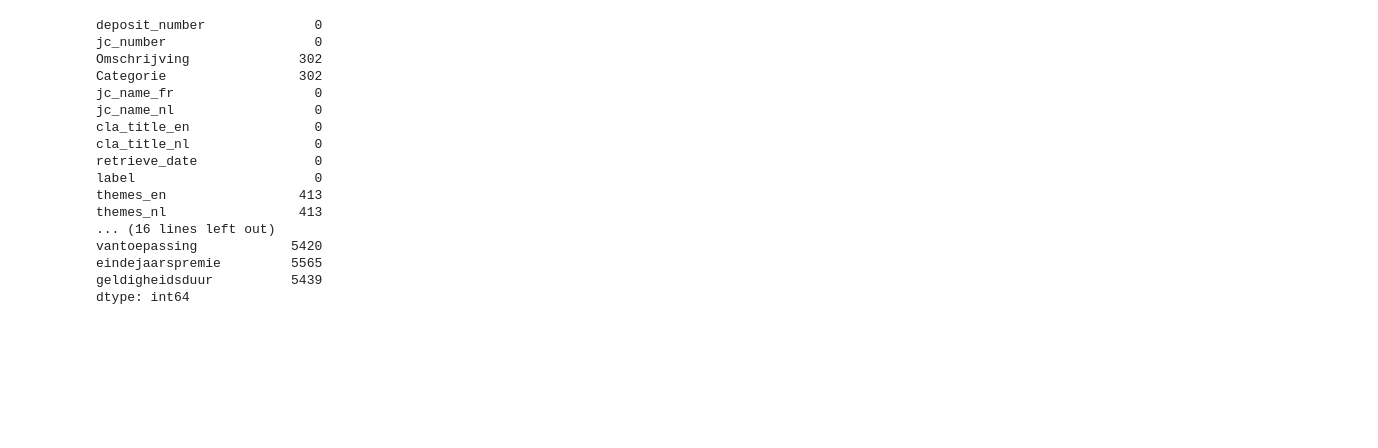
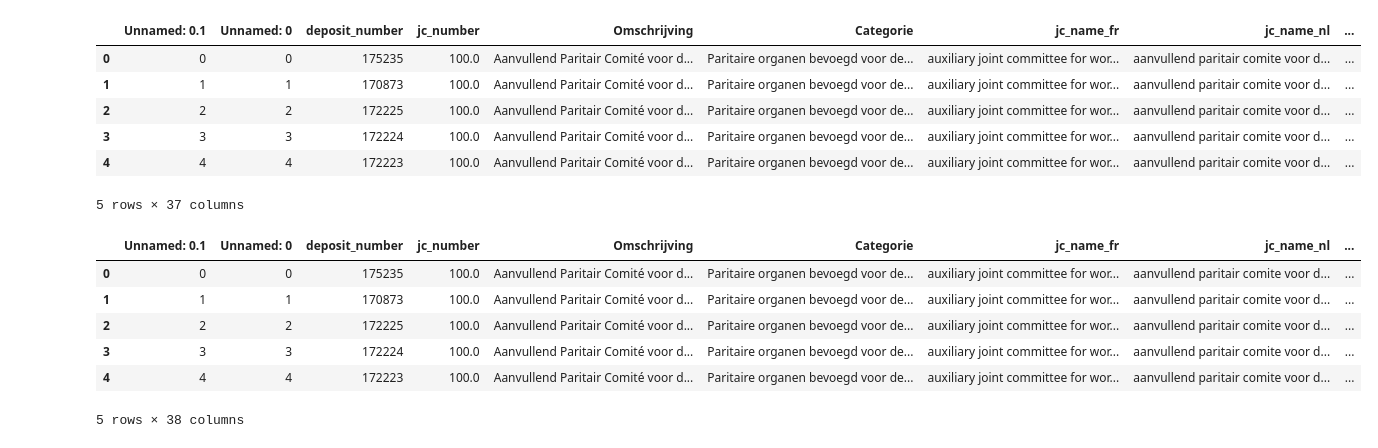
Before and after one commit to NicyJacob/KPMG-CLA-processing, a Jupyter notebook: Info Extraction/getting_text.ipynb, the cells around one changed output. Cells and saved outputs as stored; diff of their text form; code cells hidden in the pictures; blank space fills up the shorter version.

```diff
--- a/Info Extraction/getting_text.ipynb
+++ b/Info Extraction/getting_text.ipynb
@@ -141,20 +125,44 @@ data.head()
-# %%
-data.isnull().sum()
-# %% [output]
-deposit_number              0
-jc_number                   0
-Omschrijving              302
-Categorie                 302
-jc_name_fr                  0
-jc_name_nl                  0
-cla_title_en                0
-cla_title_nl                0
-retrieve_date               0
-label                       0
-themes_en                 413
-themes_nl                 413
-... (16 lines left out)
-vantoepassing            5420
-eindejaarspremie         5565
-geldigheidsduur          5439
-dtype: int64
+# %%
+werkgever = []
+for i in range(len(pdf_list)):
+    pdf_filename = pdf_list[i]
+    #print(pdf_filename)
+    pdf = root_data_path + folder + pdf_filename
+
+    search_keywords=['werkgever']
+    for search_keyword in search_keywords:
+        extracted_sentences = pdf2info(pdf, search_keyword)
+        werkgever.append(extracted_sentences)
+
+data['Werkgever'] = werkgever
+data.head()
+# %% [output]
+|  | Unnamed: 0.1 | Unnamed: 0 | deposit_number | jc_number | Omschrijving | Categorie | jc_name_fr | jc_name_nl | ... |
+| 0 | 0 | 0 | 175235 | 100.0 | Aanvullend Paritair Comité voor d... | Paritaire organen bevoegd voor de... | auxiliary joint committee for wor... | aanvullend paritair comite voor d... | ... |
+| 1 | 1 | 1 | 170873 | 100.0 | Aanvullend Paritair Comité voor d... | Paritaire organen bevoegd voor de... | auxiliary joint committee for wor... | aanvullend paritair comite voor d... | ... |
+| 2 | 2 | 2 | 172225 | 100.0 | Aanvullend Paritair Comité voor d... | Paritaire organen bevoegd voor de... | auxiliary joint committee for wor... | aanvullend paritair comite voor d... | ... |
+| 3 | 3 | 3 | 172224 | 100.0 | Aanvullend Paritair Comité voor d... | Paritaire organen bevoegd voor de... | auxiliary joint committee for wor... | aanvullend paritair comite voor d... | ... |
+| 4 | 4 | 4 | 172223 | 100.0 | Aanvullend Paritair Comité voor d... | Paritaire organen bevoegd voor de... | auxiliary joint committee for wor... | aanvullend paritair comite voor d... | ... |
+5 rows × 37 columns
+# %%
+werkloosheid = []
+for i in range(len(pdf_list)):
+    pdf_filename = pdf_list[i]
+    #print(pdf_filename)
+    pdf = root_data_path + folder + pdf_filename
+
+    search_keywords=['werkloosheid']
+    for search_keyword in search_keywords:
+        extracted_sentences = pdf2info(pdf, search_keyword)
+        werkloosheid.append(extracted_sentences)
+
+data['werkloosheid'] = werkloosheid
+data.head()
+# %% [output]
+|  | Unnamed: 0.1 | Unnamed: 0 | deposit_number | jc_number | Omschrijving | Categorie | jc_name_fr | jc_name_nl | ... |
+| 0 | 0 | 0 | 175235 | 100.0 | Aanvullend Paritair Comité voor d... | Paritaire organen bevoegd voor de... | auxiliary joint committee for wor... | aanvullend paritair comite voor d... | ... |
+| 1 | 1 | 1 | 170873 | 100.0 | Aanvullend Paritair Comité voor d... | Paritaire organen bevoegd voor de... | auxiliary joint committee for wor... | aanvullend paritair comite voor d... | ... |
+| 2 | 2 | 2 | 172225 | 100.0 | Aanvullend Paritair Comité voor d... | Paritaire organen bevoegd voor de... | auxiliary joint committee for wor... | aanvullend paritair comite voor d... | ... |
+| 3 | 3 | 3 | 172224 | 100.0 | Aanvullend Paritair Comité voor d... | Paritaire organen bevoegd voor de... | auxiliary joint committee for wor... | aanvullend paritair comite voor d... | ... |
+| 4 | 4 | 4 | 172223 | 100.0 | Aanvullend Paritair Comité voor d... | Paritaire organen bevoegd voor de... | auxiliary joint committee for wor... | aanvullend paritair comite voor d... | ... |
+5 rows × 38 columns
```
Also changed, not shown: parts of 7 cells of this notebook, 2 other files.
